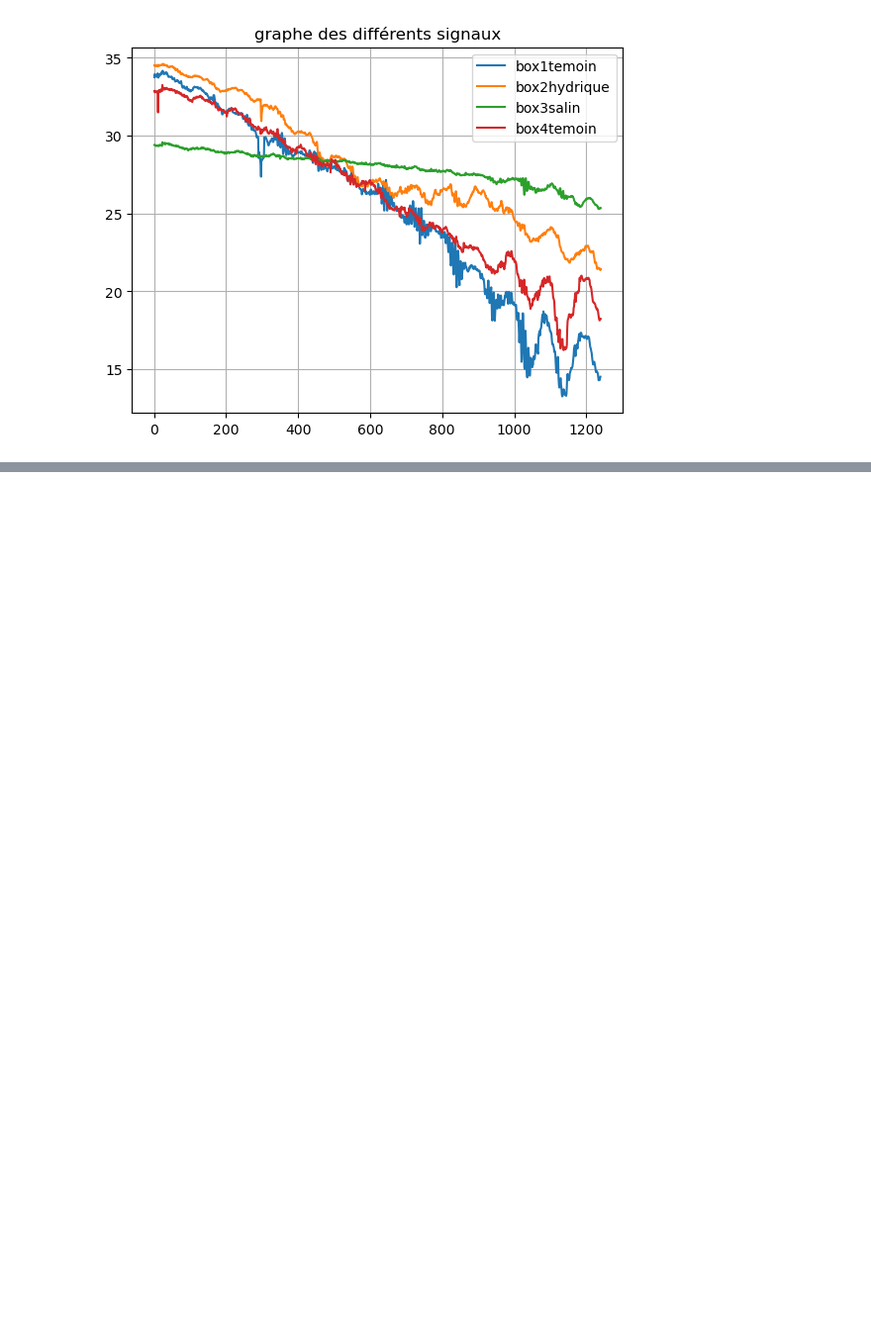
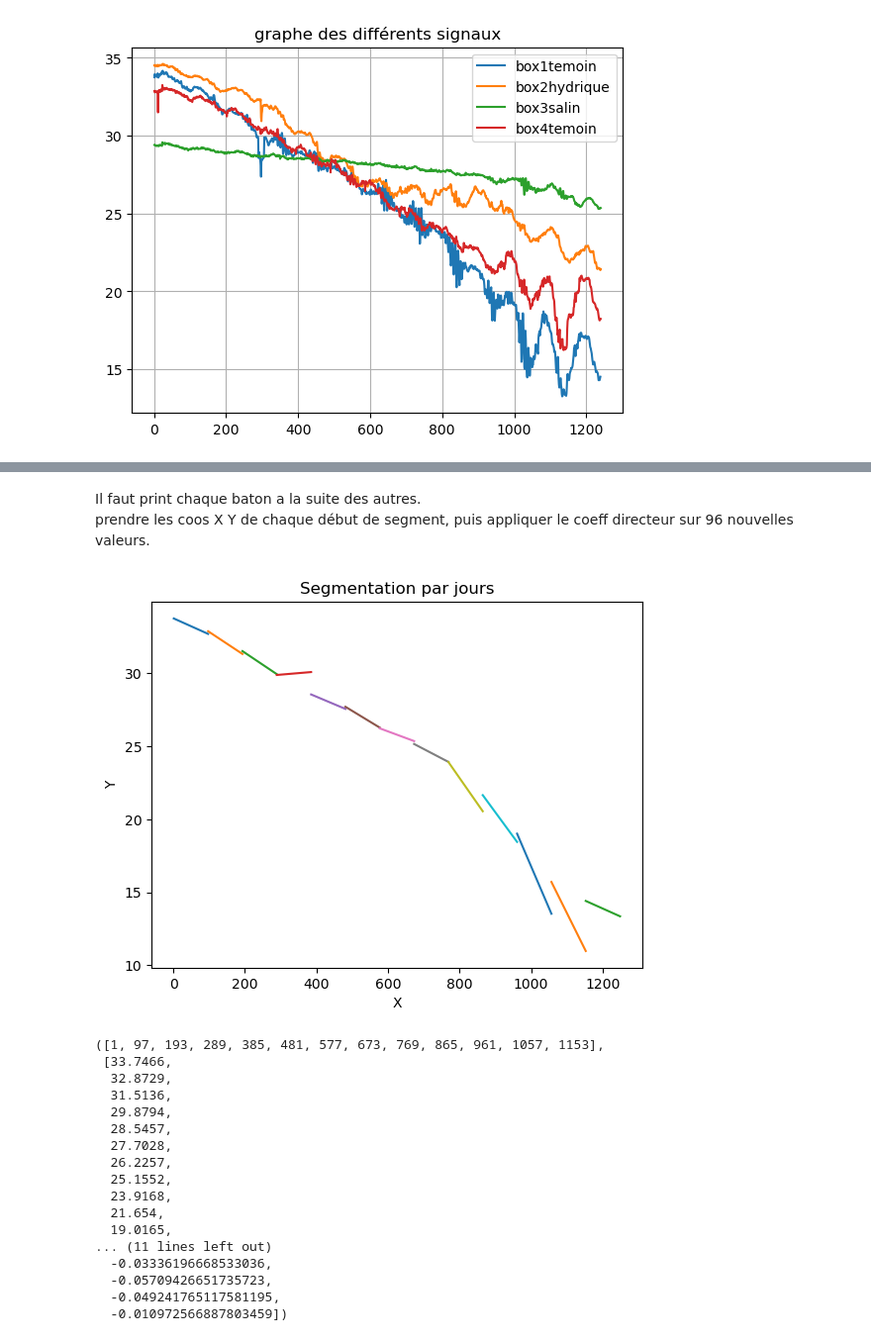
Before and after one commit to paulantoinerichard/COURS-23-24, a Jupyter notebook: THEORIE DU SIGNAL/TP2 TDS.ipynb, the cells around one changed output, grey strips where cells are left out. Shown: that part at 99% size. Saved outputs shown, nothing was run; the diff lists cells and outputs as text; code cells hidden in the pictures; blank space fills up the shorter version.

```diff
--- a/THEORIE DU SIGNAL/TP2 TDS.ipynb
+++ b/THEORIE DU SIGNAL/TP2 TDS.ipynb
@@ -67 +77,65 @@ plt.plot(regre(box1temoin))
+# %% [markdown]
+Il faut print chaque baton a la suite des autres.
+prendre les coos X Y de chaque début de segment, puis appliquer le coeff directeur sur 96 nouvelles valeurs.
+# %%
+def regre_and_plot(box):
+    pentes = []   #vecteur qui contient les coeff directeurs de chacunes des pentes journalières
+    Xdep, Ydep = [], []    #vecteurs qui stockent les coordonnées de départ de chzque journée
+
+    for i in range(0, len(box['X']), 96):
+        Xdep.append(box['X'][i])
+        Ydep.append(box['Y'][i])
+
+        X = box['X'][i:i+95].to_list()
+        Y = box['Y'][i:i+95].to_list()
+
+        X = np.array(X).reshape(-1, 1)
+        Y = np.array(Y).reshape(-1, 1)
+
+        reg = LinearRegression()   #application de la régression sur chacune des journées
+        reg.fit(X, Y)
+        pente = reg.coef_[0][0]
+        pentes.append(pente)
+
+        # Générer les coordonnées du segment
+        M = 96  # Longueur du segment
+        X_segment = [Xdep[-1]]
+        Y_segment = [Ydep[-1]]
+
+        for j in range(1, M+1):
+            x_point = Xdep[-1] + j
+            y_point = Ydep[-1] + j * pente
+            X_segment.append(x_point)
+            Y_segment.append(y_point)
+
+        # Tracer le segment
+        plt.plot(X_segment, Y_segment)
+
+    plt.xlabel('X')
+    plt.ylabel('Y')
+    plt.title('Segmentation par jours')
+    plt.show()
+    return Xdep, Ydep, pentes
+
+# Exemple d'utilisation avec box1temoin
+regre_and_plot(box1temoin)
+# %% [output]
+[figure, added]
+([1, 97, 193, 289, 385, 481, 577, 673, 769, 865, 961, 1057, 1153],
+ [33.7466,
+  32.8729,
+  31.5136,
+  29.8794,
+  28.5457,
+  27.7028,
+  26.2257,
+  25.1552,
+  23.9168,
+  21.654,
+  19.0165,
+... (11 lines left out)
+  -0.03336196668533036,
+  -0.05709426651735723,
+  -0.049241765117581195,
+  -0.010972566887803459])
 # %% [markdown]
```
Also changed, not shown: parts of 11 cells of this notebook.
